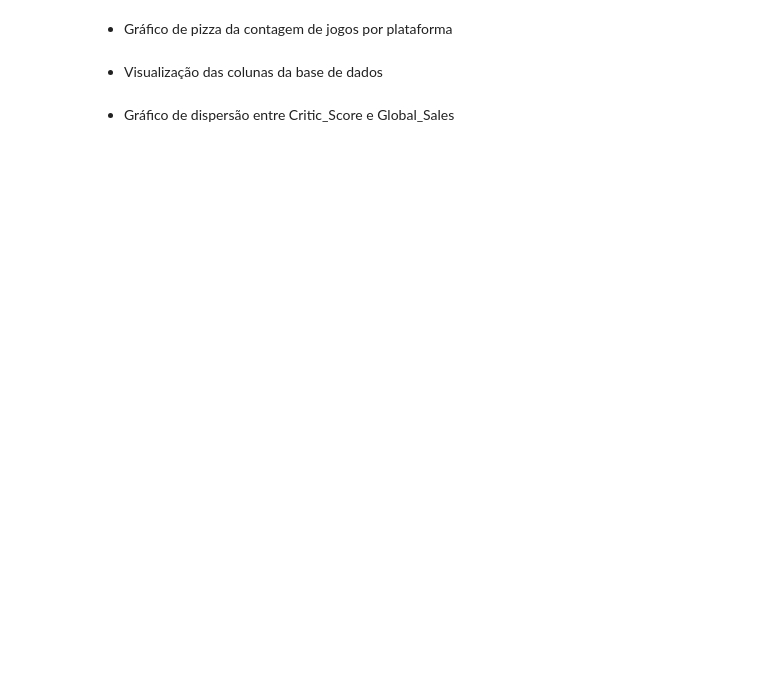
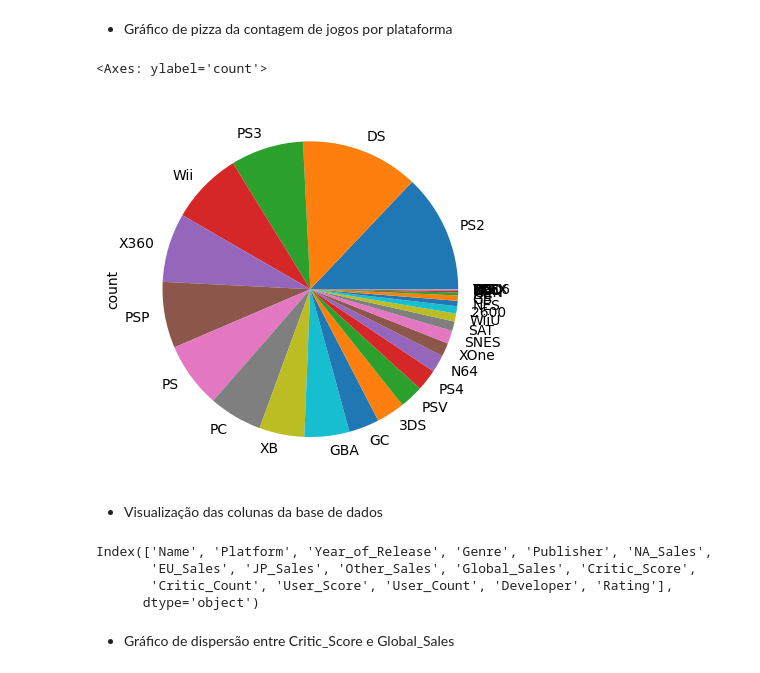
Before and after one commit to Joao-Inacio/Pandas-Descomplicado-Um-Guia-Pratico-para-Iniciantes, a Jupyter notebook: 0.1_Series/Exercícios_NÃO_resolvidos.ipynb, the cells around one changed output. Saved outputs shown, nothing was run; the diff lists cells and outputs as text; code cells hidden in the pictures; blank space fills up the shorter version.

```diff
--- a/0.1_Series/Exercícios_NÃO_resolvidos.ipynb
+++ b/0.1_Series/Exercícios_NÃO_resolvidos.ipynb
@@ -947,6 +998,18 @@ jogos_destaque
 # %% [markdown]
 - Gráfico de pizza da contagem de jogos por plataforma
+# %%
+df2['Platform'].value_counts().plot.pie()
+# %% [output]
+<Axes: ylabel='count'>
+[figure, added]
 # %% [markdown]
 - Visualização das colunas da base de dados
+# %%
+df2.columns
+# %% [output]
+Index(['Name', 'Platform', 'Year_of_Release', 'Genre', 'Publisher', 'NA_Sales',
+       'EU_Sales', 'JP_Sales', 'Other_Sales', 'Global_Sales', 'Critic_Score',
+       'Critic_Count', 'User_Score', 'User_Count', 'Developer', 'Rating'],
+      dtype='object')
 # %% [markdown]
 - Gráfico de dispersão entre Critic_Score e Global_Sales
```
Also changed, not shown: parts of 8 cells of this notebook.
